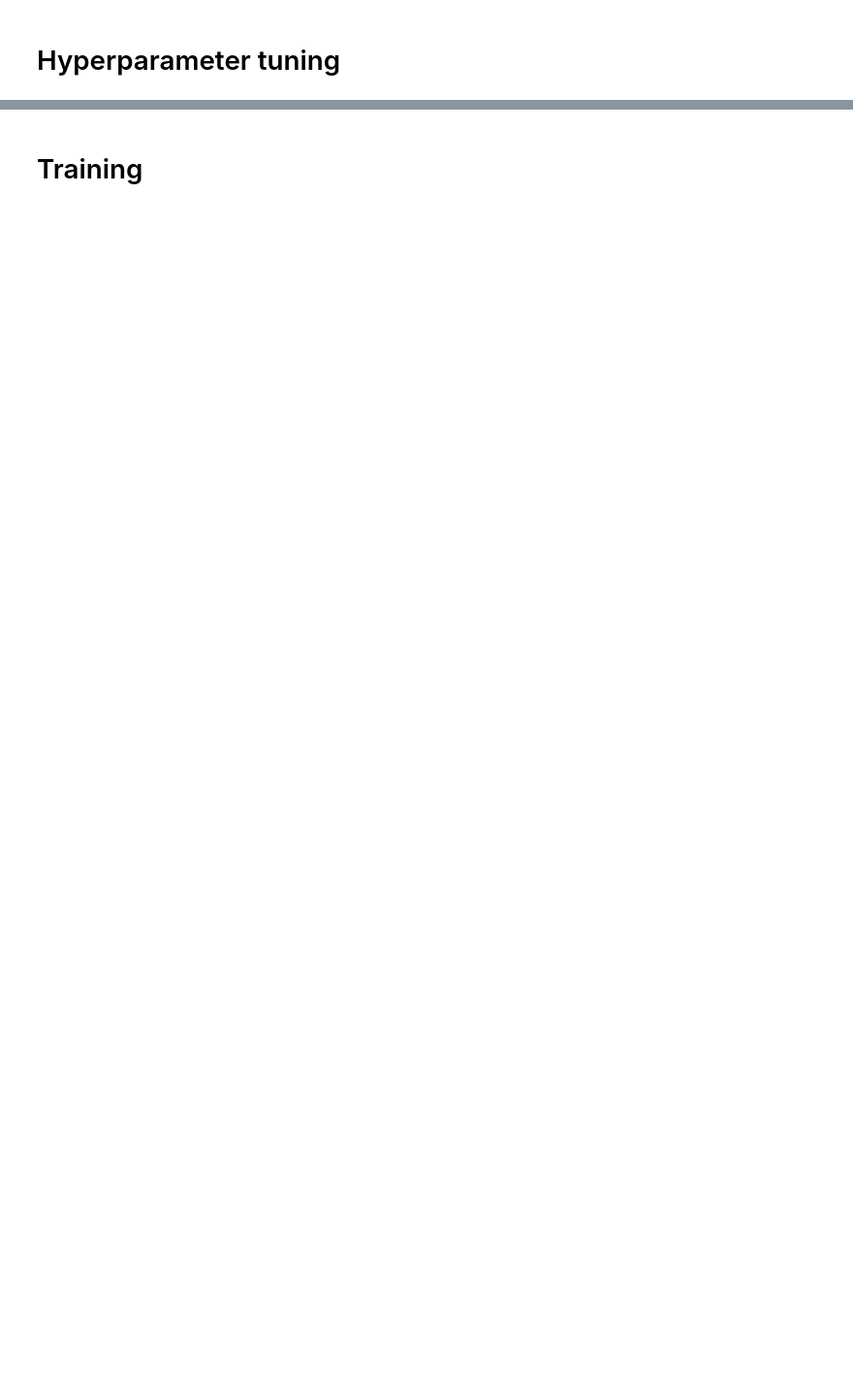
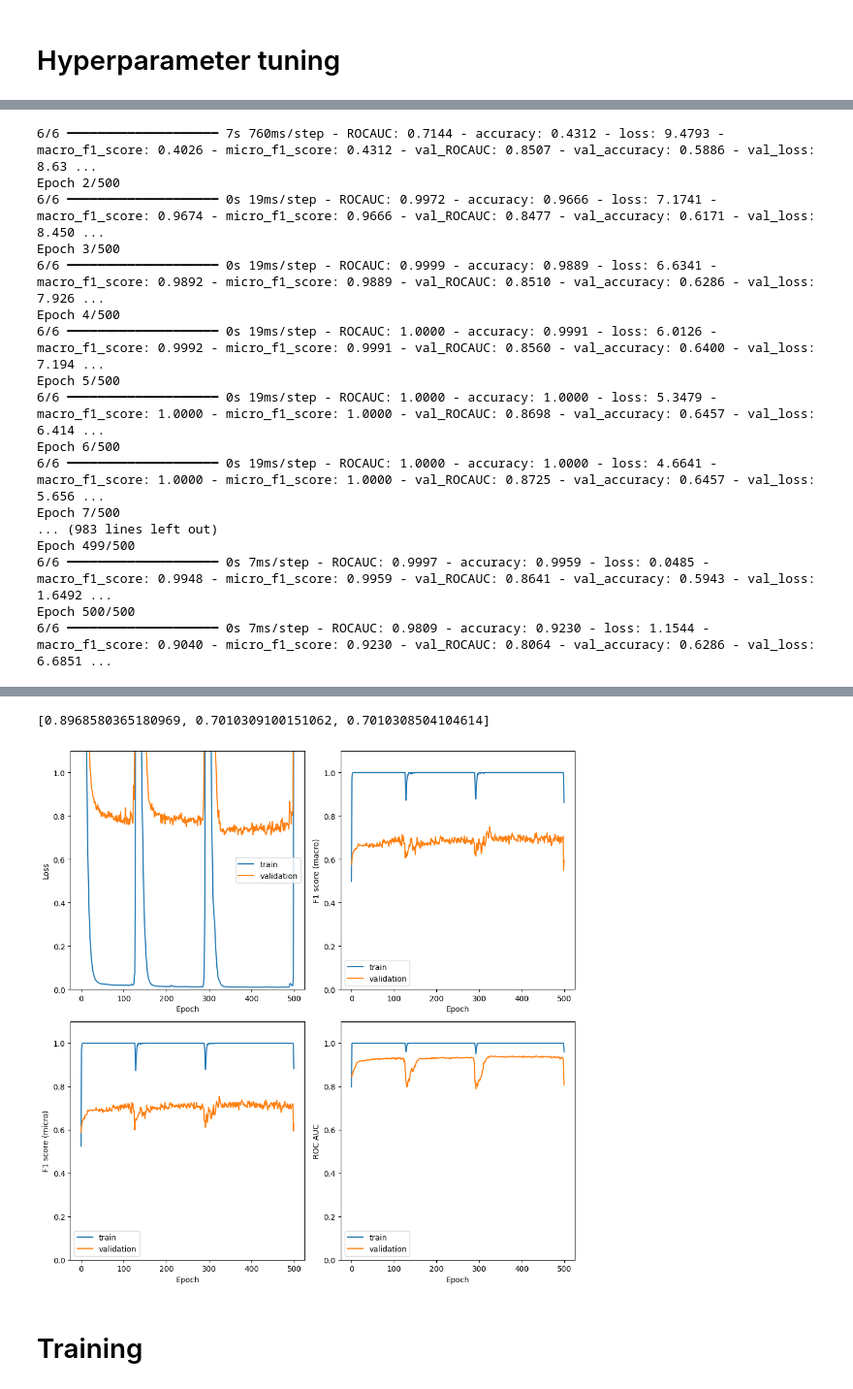
Before and after one commit to nicolaromano/corticotroph-heterogeneity, a Jupyter notebook: 09_train_models.ipynb, the cells around one changed output, grey strips where cells are left out. Shown at 97% size. Saved outputs shown, nothing was run; the diff lists cells and outputs as text; code cells hidden in the pictures; blank space fills up the shorter version.

```diff
--- a/09_train_models.ipynb
+++ b/09_train_models.ipynb
@@ -72,17 +183,41 @@ if do_hyperparam_search:
 # %%
-if do_hyperparam_search:
-    tf.keras.backend.clear_session()
-    trainer.models[study_id], history = trainer.train_single_model(study_id)
+keras.backend.clear_session()
+# We recreate the trainer object here in case we changed the hyperparams
+trainer = LabelTransferTrainer(hyperparams_file='hyperparams.csv',
+                            data_dir='exported_matrices',
+                            output_dir='label_transfer_model_output',
+                            verbose=False,
+                            random_seed=12345)
 
-    fig, ax = plt.subplots(1, 2, figsize=(8, 4))
-    ax[0].plot(history['loss'], label='train')
-    ax[0].plot(history['val_loss'], label='validation')
-    ax[0].set_xlabel('Epoch')
-    ax[0].set_ylabel('Loss')
-    ax[0].legend()
-    ax[1].plot(history['f1_score'], label='train')
-    ax[1].plot(history['val_f1_score'], label='validation')
-    ax[1].set_xlabel('Epoch')
-    ax[1].set_ylabel('F1 score')
+trainer.models[study_id], history = trainer.train_single_model(study_id)
 
-    plt.tight_layout()
+fig, ax = plt.subplots(2, 2, figsize=(10, 10))
+
+ax.flat[0].plot(history['loss'], label='train')
+ax.flat[0].plot(history['val_loss'], label='validation')
+ax.flat[0].set_xlabel('Epoch')
+ax.flat[0].set_ylabel('Loss')
+
+ax.flat[1].plot(history['macro_f1_score'], label='train')
+ax.flat[1].plot(history['val_macro_f1_score'], label='validation')
+ax.flat[1].set_xlabel('Epoch')
+ax.flat[1].set_ylabel('F1 score (macro)')
+
+ax.flat[2].plot(history['micro_f1_score'], label='train')
+ax.flat[2].plot(history['val_micro_f1_score'], label='validation')
+ax.flat[2].set_xlabel('Epoch')
+ax.flat[2].set_ylabel('F1 score (micro)')
+
+ax.flat[3].plot(history['ROCAUC'], label='train')
+ax.flat[3].plot(history['val_ROCAUC'], label='validation')
+ax.flat[3].set_xlabel('Epoch')
+ax.flat[3].set_ylabel('ROC AUC')
+
+for a in ax.flat:
+    a.set_ylim(0, 1.1)
+    a.legend()
+
+plt.tight_layout()
+
+trainer.evaluate_single_model(study_id)
+# %% [output]
@@ -88,0 +233,17 @@ if do_hyperparam_search:
+6/6 ━━━━━━━━━━━━━━━━━━━━ 7s 760ms/step - ROCAUC: 0.7144 - accuracy: 0.4312 - loss: 9.4793 - macro_f1_score: 0.4026 - micro_f1_score: 0.4312 - val_ROCAUC: 0.8507 - val_accuracy: 0.5886 - val_loss: 8.63 ...
+Epoch 2/500
+6/6 ━━━━━━━━━━━━━━━━━━━━ 0s 19ms/step - ROCAUC: 0.9972 - accuracy: 0.9666 - loss: 7.1741 - macro_f1_score: 0.9674 - micro_f1_score: 0.9666 - val_ROCAUC: 0.8477 - val_accuracy: 0.6171 - val_loss: 8.450 ...
+Epoch 3/500
+6/6 ━━━━━━━━━━━━━━━━━━━━ 0s 19ms/step - ROCAUC: 0.9999 - accuracy: 0.9889 - loss: 6.6341 - macro_f1_score: 0.9892 - micro_f1_score: 0.9889 - val_ROCAUC: 0.8510 - val_accuracy: 0.6286 - val_loss: 7.926 ...
+Epoch 4/500
+6/6 ━━━━━━━━━━━━━━━━━━━━ 0s 19ms/step - ROCAUC: 1.0000 - accuracy: 0.9991 - loss: 6.0126 - macro_f1_score: 0.9992 - micro_f1_score: 0.9991 - val_ROCAUC: 0.8560 - val_accuracy: 0.6400 - val_loss: 7.194 ...
+Epoch 5/500
+6/6 ━━━━━━━━━━━━━━━━━━━━ 0s 19ms/step - ROCAUC: 1.0000 - accuracy: 1.0000 - loss: 5.3479 - macro_f1_score: 1.0000 - micro_f1_score: 1.0000 - val_ROCAUC: 0.8698 - val_accuracy: 0.6457 - val_loss: 6.414 ...
+Epoch 6/500
+6/6 ━━━━━━━━━━━━━━━━━━━━ 0s 19ms/step - ROCAUC: 1.0000 - accuracy: 1.0000 - loss: 4.6641 - macro_f1_score: 1.0000 - micro_f1_score: 1.0000 - val_ROCAUC: 0.8725 - val_accuracy: 0.6457 - val_loss: 5.656 ...
+Epoch 7/500
+... (983 lines left out)
+Epoch 499/500
+6/6 ━━━━━━━━━━━━━━━━━━━━ 0s 7ms/step - ROCAUC: 0.9997 - accuracy: 0.9959 - loss: 0.0485 - macro_f1_score: 0.9948 - micro_f1_score: 0.9959 - val_ROCAUC: 0.8641 - val_accuracy: 0.5943 - val_loss: 1.6492 ...
+Epoch 500/500
+6/6 ━━━━━━━━━━━━━━━━━━━━ 0s 7ms/step - ROCAUC: 0.9809 - accuracy: 0.9230 - loss: 1.1544 - macro_f1_score: 0.9040 - micro_f1_score: 0.9230 - val_ROCAUC: 0.8064 - val_accuracy: 0.6286 - val_loss: 6.6851 ...
@@ -89,2 +253,4 @@ if do_hyperparam_search:
+[0.8968580365180969, 0.7010309100151062, 0.7010308504104614]
+[figure, added]
 # %% [markdown]
 # Training
```
Also changed, not shown: parts of 22 cells of this notebook, 1 other file.
